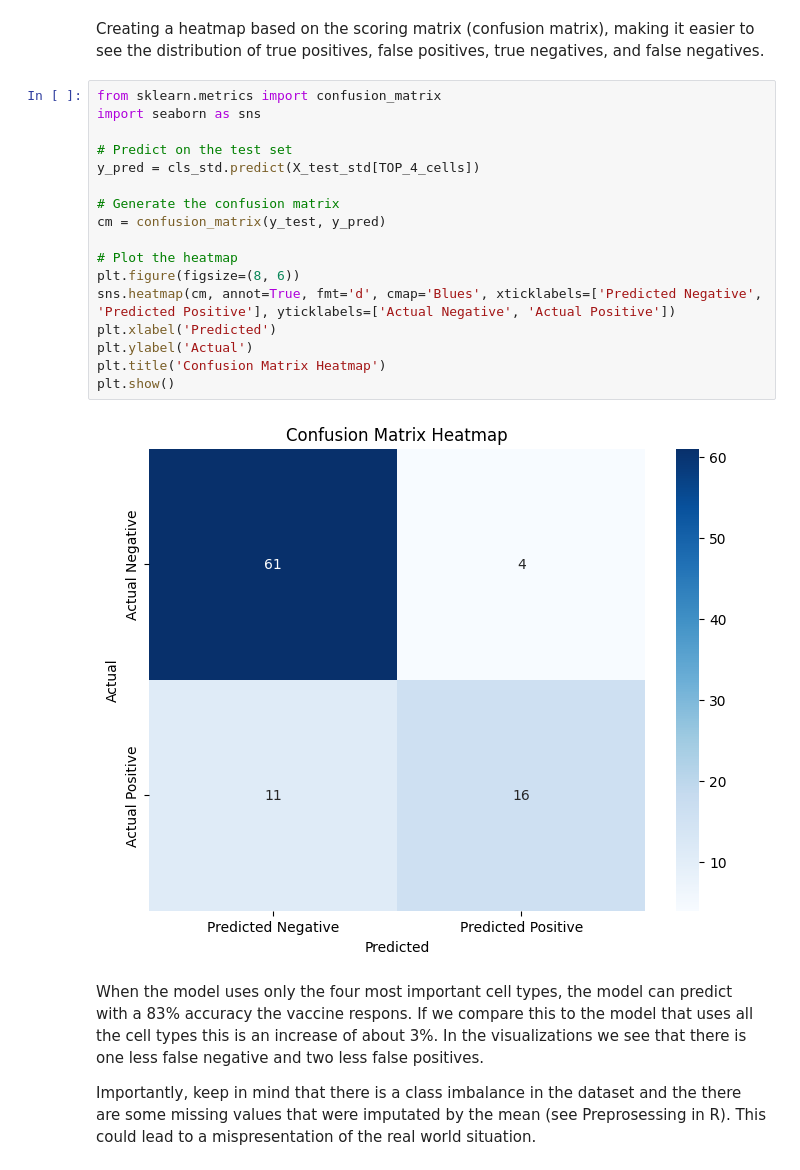
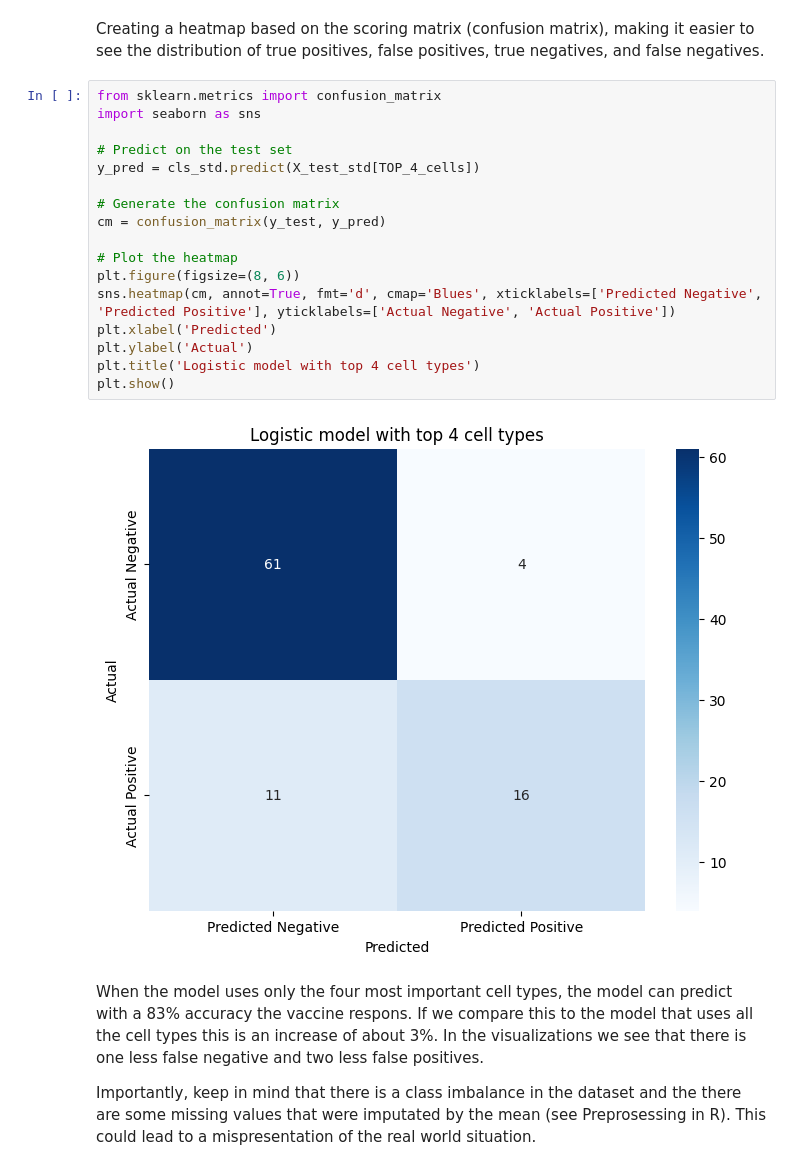
Before and after one commit to Mathis1012/Group-Project-Data, a Jupyter notebook: machine-learning-lsa.ipynb, the cells around one changed output. Drawn from its saved outputs; the diff is of its cells as text.

```diff
--- a/machine-learning-lsa.ipynb
+++ b/machine-learning-lsa.ipynb
@@ -592,22 +610,22 @@ Creating a heatmap based on the scoring matrix (confusion matrix), making it eas
 # %%
 from sklearn.metrics import confusion_matrix
 import seaborn as sns
 
 # Predict on the test set
 y_pred = cls_std.predict(X_test_std[TOP_4_cells])
 
 # Generate the confusion matrix
 cm = confusion_matrix(y_test, y_pred)
 
 # Plot the heatmap
 plt.figure(figsize=(8, 6))
 sns.heatmap(cm, annot=True, fmt='d', cmap='Blues', xticklabels=['Predicted Negative', 'Predicted Positive'], yticklabels=['Actual Negative', 'Actual Positive'])
 plt.xlabel('Predicted')
 plt.ylabel('Actual')
-plt.title('Confusion Matrix Heatmap')
+plt.title('Logistic model with top 4 cell types')
 plt.show()
 # %% [output]
-[figure, old version]
+[figure, new version]
 # %% [markdown]
 When the model uses only the four most important cell types, the model can predict with a 83% accuracy the vaccine respons. If we compare this to the model that uses all the cell types this is an increase of about 3%. In the visualizations we see that there is one less false negative and two less false positives.
 
```
Also changed, not shown: parts of 13 cells of this notebook.
